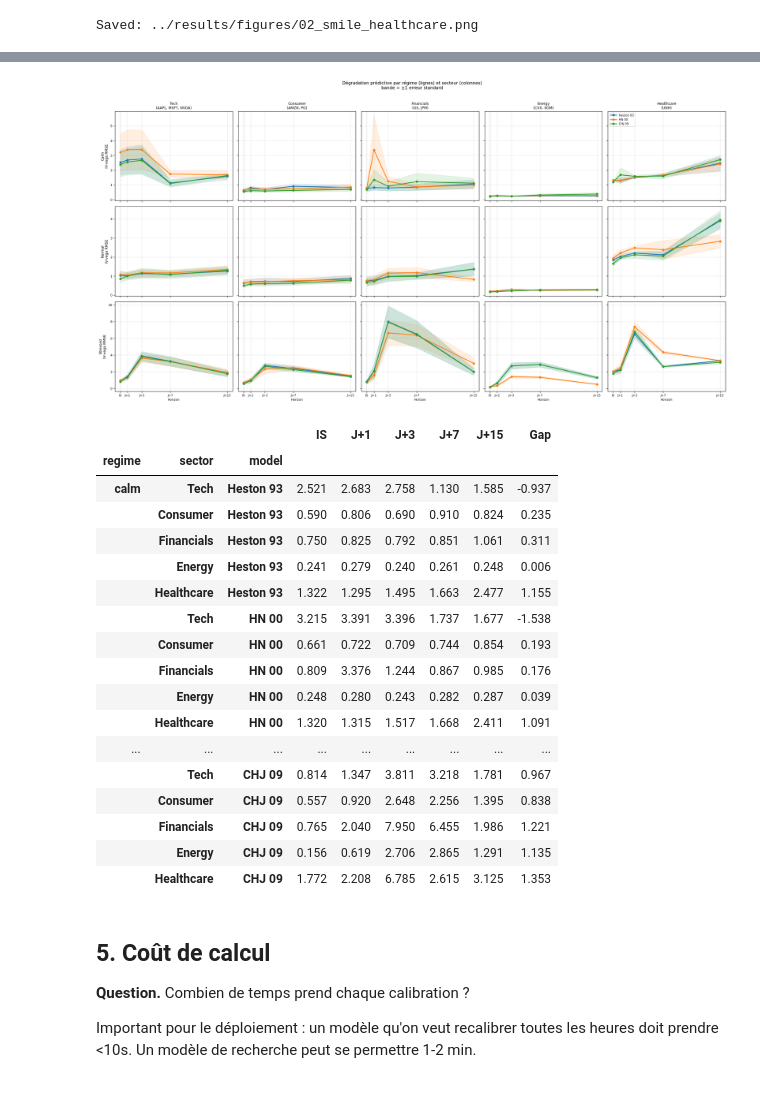
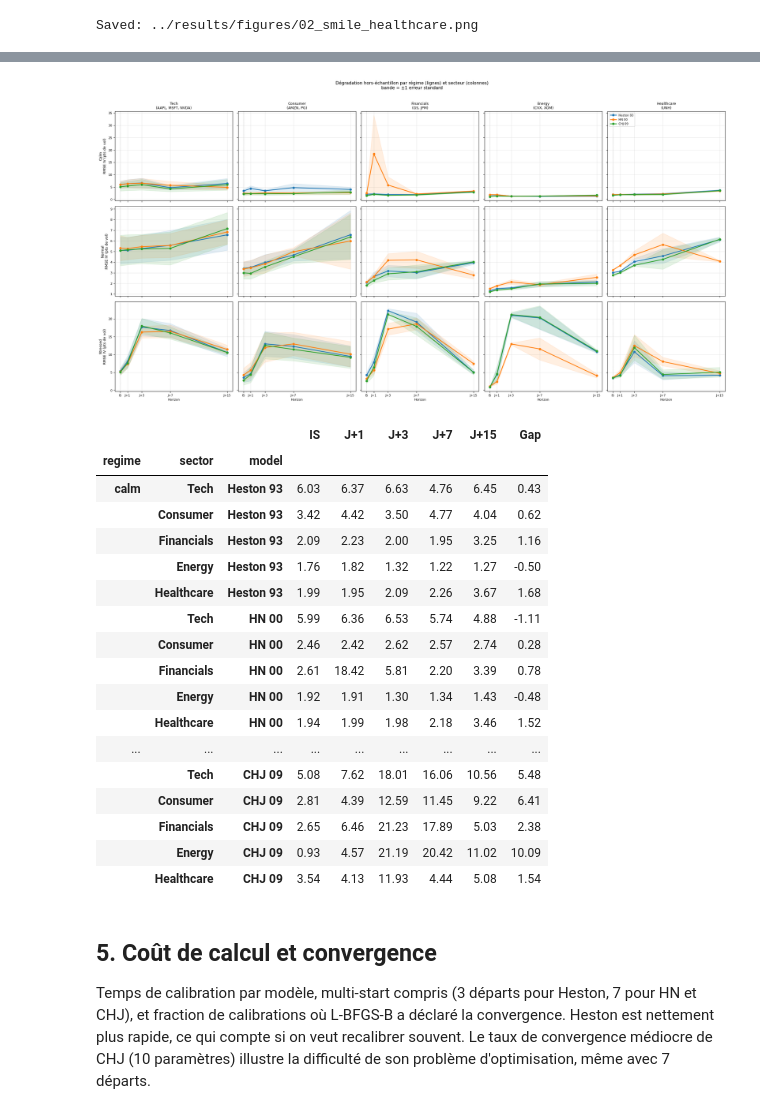
Before and after one commit to theomonredon/option_pricing_comparison_Heston93_HN00_CHJ09, a Jupyter notebook: notebooks/analysis.ipynb, the cells around one changed output, grey strips where cells are left out. Cells and saved outputs as stored; diff of their text form; code cells hidden in the pictures.

```diff
--- a/notebooks/analysis.ipynb
+++ b/notebooks/analysis.ipynb
@@ -152,5 +161,5 @@ loss IV-vega RMSE sur le panel d'options ?
 # %%
-# Vue par SECTEUR : pour chaque secteur, moyenne du loss sur ses tickers
+# Pour chaque secteur : RMSE IV in-sample moyen (en points de vol) par régime
 sectors = sectors_present(metrics, SECTOR_MAP)
 n_sec = len(sectors)
 fig, axes = plt.subplots(1, n_sec, figsize=(4.2 * n_sec, 4.5), sharey=True)
@@ -164,7 +173,7 @@ for ax, sec in zip(axes, sectors):
     tickers_sec = sorted(sub.ticker.unique())
     for i, m in enumerate(MODELS):
         vals = [
-            sub[(sub.regime == r) & (sub.model == m)]['in_sample_iv_vega_rmse'].mean()
+            sub[(sub.regime == r) & (sub.model == m)]['in_sample_rmse_iv'].mean() * 100
             for r in REGIME_ORDER
         ]
         ax.bar(x + (i - 1) * w, vals, w, label=MODEL_NAMES[m], color=MODEL_COLORS[m])
@@ -172,7 +181,7 @@ for ax, sec in zip(axes, sectors):
     ax.set_xticklabels([r.capitalize() for r in REGIME_ORDER])
     ax.set_title(f'{sec}\n({", ".join(tickers_sec)})', fontsize=10)
     if ax is axes[0]:
-        ax.set_ylabel('IV-vega RMSE (in-sample, moyenne ticker)')
+        ax.set_ylabel('RMSE IV in-sample (points de vol)')
         ax.legend(fontsize=9)
 
 fig.suptitle('Fit in-sample par secteur et régime', y=1.02)
@@ -374,13 +384,13 @@ for i, regime in enumerate(regimes):
             msub = sub[sub.model == m]
             if msub.empty:
                 continue
-            y_vals = [msub['in_sample_iv_vega_rmse'].mean()]
-            y_err  = [msub['in_sample_iv_vega_rmse'].sem()]
+            y_vals = [msub['in_sample_rmse_iv'].mean() * 100]
+            y_err  = [msub['in_sample_rmse_iv'].sem() * 100]
             for h in HORIZONS:
-                col = f'oos_iv_vega_rmse_J{h}'
+                col = f'oos_rmse_iv_J{h}'
                 if col in msub.columns and msub[col].notna().any():
-                    y_vals.append(msub[col].mean())
-                    y_err.append(msub[col].sem())
+                    y_vals.append(msub[col].mean() * 100)
+                    y_err.append(msub[col].sem() * 100)
                 else:
                     y_vals.append(np.nan)
                     y_err.append(np.nan)
@@ -399,65 +409,66 @@ for i, regime in enumerate(regimes):
 
         if i == 0:
             ax.set_title(f'{sec}\n({", ".join(tickers_sec)})', fontsize=9)
         if j == 0:
-            ax.set_ylabel(f'{regime.capitalize()}\nIV-vega RMSE', fontsize=9)
+            ax.set_ylabel(f'{regime.capitalize()}\nRMSE IV (pts de vol)', fontsize=9)
         if i == n_reg - 1:
             ax.set_xticklabels(x_labels, fontsize=8)
             ax.set_xlabel('Horizon', fontsize=8)
         if i == 0 and j == n_sec - 1:
             ax.legend(fontsize=7.5, loc='upper left')
 
-fig.suptitle('Dégradation prédictive par régime (lignes) et secteur (colonnes)\n'
+fig.suptitle('Dégradation hors-échantillon par régime (lignes) et secteur (colonnes)\n'
              'bande = ±1 erreur standard',
              y=1.01, fontsize=11)
 plt.tight_layout()
 plt.savefig('../results/figures/03_predictive_by_sector.png', dpi=130, bbox_inches='tight')
 plt.show()
 
-# Tableau synthèse
+# Tableau synthèse (points de vol)
 rows = []
 for regime in regimes:
     for m in MODELS:
         for sec in sectors:
             msub = metrics[(metrics.model == m) & (metrics.sector == sec) & (metrics.regime == regime)]
             if msub.empty: continue
             row = {'regime': regime, 'model': MODEL_NAMES[m], 'sector': sec,
-                   'IS': round(msub['in_sample_iv_vega_rmse'].mean(), 3)}
+                   'IS': round(msub['in_sample_rmse_iv'].mean() * 100, 2)}
             for h in HORIZONS:
-                col = f'oos_iv_vega_rmse_J{h}'
+                col = f'oos_rmse_iv_J{h}'
                 if col in msub.columns:
-                    row[f'J+{h}'] = round(msub[col].mean(), 3)
-            last_col = f'oos_iv_vega_rmse_J{HORIZONS[-1]}'
+                    row[f'J+{h}'] = round(msub[col].mean() * 100, 2)
+            last_col = f'oos_rmse_iv_J{HORIZONS[-1]}'
             if last_col in msub.columns:
-                row['Gap'] = round(msub[last_col].mean() - msub['in_sample_iv_vega_rmse'].mean(), 3)
+                row['Gap'] = round((msub[last_col].mean() - msub['in_sample_rmse_iv'].mean()) * 100, 2)
             rows.append(row)
 
 pd.DataFrame(rows).set_index(['regime', 'sector', 'model'])
 # %% [output]
-[figure, old version]
+[figure, new version]
 |  |  |  | IS | J+1 | J+3 | J+7 | J+15 | Gap |
 | regime | sector | model |  |  |  |  |  |  |
-| calm | Tech | Heston 93 | 2.521 | 2.683 | 2.758 | 1.130 | 1.585 | -0.937 |
-|  | Consumer | Heston 93 | 0.590 | 0.806 | 0.690 | 0.910 | 0.824 | 0.235 |
-|  | Financials | Heston 93 | 0.750 | 0.825 | 0.792 | 0.851 | 1.061 | 0.311 |
-|  | Energy | Heston 93 | 0.241 | 0.279 | 0.240 | 0.261 | 0.248 | 0.006 |
-|  | Healthcare | Heston 93 | 1.322 | 1.295 | 1.495 | 1.663 | 2.477 | 1.155 |
-|  | Tech | HN 00 | 3.215 | 3.391 | 3.396 | 1.737 | 1.677 | -1.538 |
-|  | Consumer | HN 00 | 0.661 | 0.722 | 0.709 | 0.744 | 0.854 | 0.193 |
-|  | Financials | HN 00 | 0.809 | 3.376 | 1.244 | 0.867 | 0.985 | 0.176 |
-|  | Energy | HN 00 | 0.248 | 0.280 | 0.243 | 0.282 | 0.287 | 0.039 |
-|  | Healthcare | HN 00 | 1.320 | 1.315 | 1.517 | 1.668 | 2.411 | 1.091 |
+| calm | Tech | Heston 93 | 6.03 | 6.37 | 6.63 | 4.76 | 6.45 | 0.43 |
+|  | Consumer | Heston 93 | 3.42 | 4.42 | 3.50 | 4.77 | 4.04 | 0.62 |
+|  | Financials | Heston 93 | 2.09 | 2.23 | 2.00 | 1.95 | 3.25 | 1.16 |
+|  | Energy | Heston 93 | 1.76 | 1.82 | 1.32 | 1.22 | 1.27 | -0.50 |
+|  | Healthcare | Heston 93 | 1.99 | 1.95 | 2.09 | 2.26 | 3.67 | 1.68 |
+|  | Tech | HN 00 | 5.99 | 6.36 | 6.53 | 5.74 | 4.88 | -1.11 |
+|  | Consumer | HN 00 | 2.46 | 2.42 | 2.62 | 2.57 | 2.74 | 0.28 |
+|  | Financials | HN 00 | 2.61 | 18.42 | 5.81 | 2.20 | 3.39 | 0.78 |
+|  | Energy | HN 00 | 1.92 | 1.91 | 1.30 | 1.34 | 1.43 | -0.48 |
+|  | Healthcare | HN 00 | 1.94 | 1.99 | 1.98 | 2.18 | 3.46 | 1.52 |
 | ... | ... | ... | ... | ... | ... | ... | ... | ... |
-|  | Tech | CHJ 09 | 0.814 | 1.347 | 3.811 | 3.218 | 1.781 | 0.967 |
-|  | Consumer | CHJ 09 | 0.557 | 0.920 | 2.648 | 2.256 | 1.395 | 0.838 |
-|  | Financials | CHJ 09 | 0.765 | 2.040 | 7.950 | 6.455 | 1.986 | 1.221 |
-|  | Energy | CHJ 09 | 0.156 | 0.619 | 2.706 | 2.865 | 1.291 | 1.135 |
-|  | Healthcare | CHJ 09 | 1.772 | 2.208 | 6.785 | 2.615 | 3.125 | 1.353 |
+|  | Tech | CHJ 09 | 5.08 | 7.62 | 18.01 | 16.06 | 10.56 | 5.48 |
+|  | Consumer | CHJ 09 | 2.81 | 4.39 | 12.59 | 11.45 | 9.22 | 6.41 |
+|  | Financials | CHJ 09 | 2.65 | 6.46 | 21.23 | 17.89 | 5.03 | 2.38 |
+|  | Energy | CHJ 09 | 0.93 | 4.57 | 21.19 | 20.42 | 11.02 | 10.09 |
+|  | Healthcare | CHJ 09 | 3.54 | 4.13 | 11.93 | 4.44 | 5.08 | 1.54 |
 # %% [markdown]
-## 5. Coût de calcul
+## 5. Coût de calcul et convergence
 
-**Question.** Combien de temps prend chaque calibration ?
-
-Important pour le déploiement : un modèle qu'on veut recalibrer toutes les
-heures doit prendre <10s. Un modèle de recherche peut se permettre 1-2 min.
+Temps de calibration par modèle, multi-start compris (3 départs pour Heston,
+7 pour HN et CHJ), et fraction de calibrations où L-BFGS-B a déclaré la
+convergence. Heston est nettement plus rapide, ce qui compte si on veut
+recalibrer souvent. Le taux de convergence médiocre de CHJ (10 paramètres)
+illustre la difficulté de son problème d'optimisation, même avec 7 départs.
 # %%
```
Also changed, not shown: parts of 11 cells of this notebook, 9 other files.
